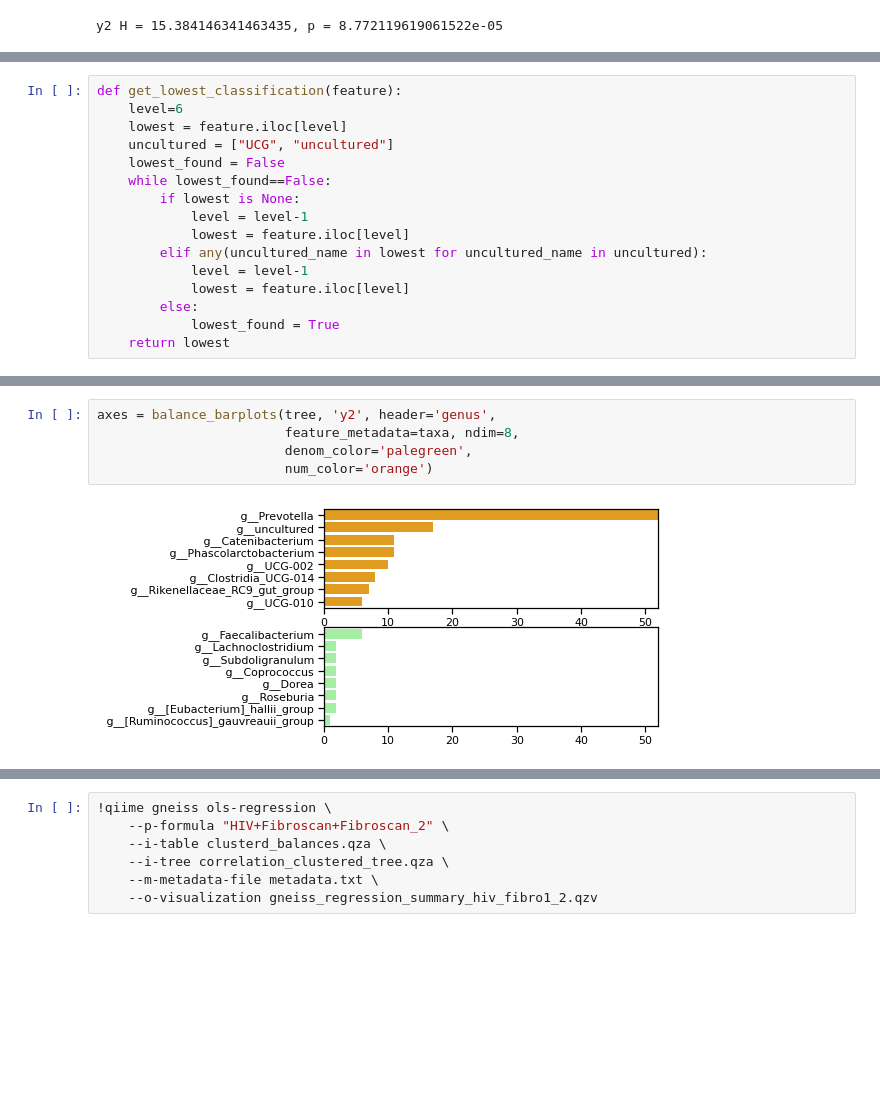
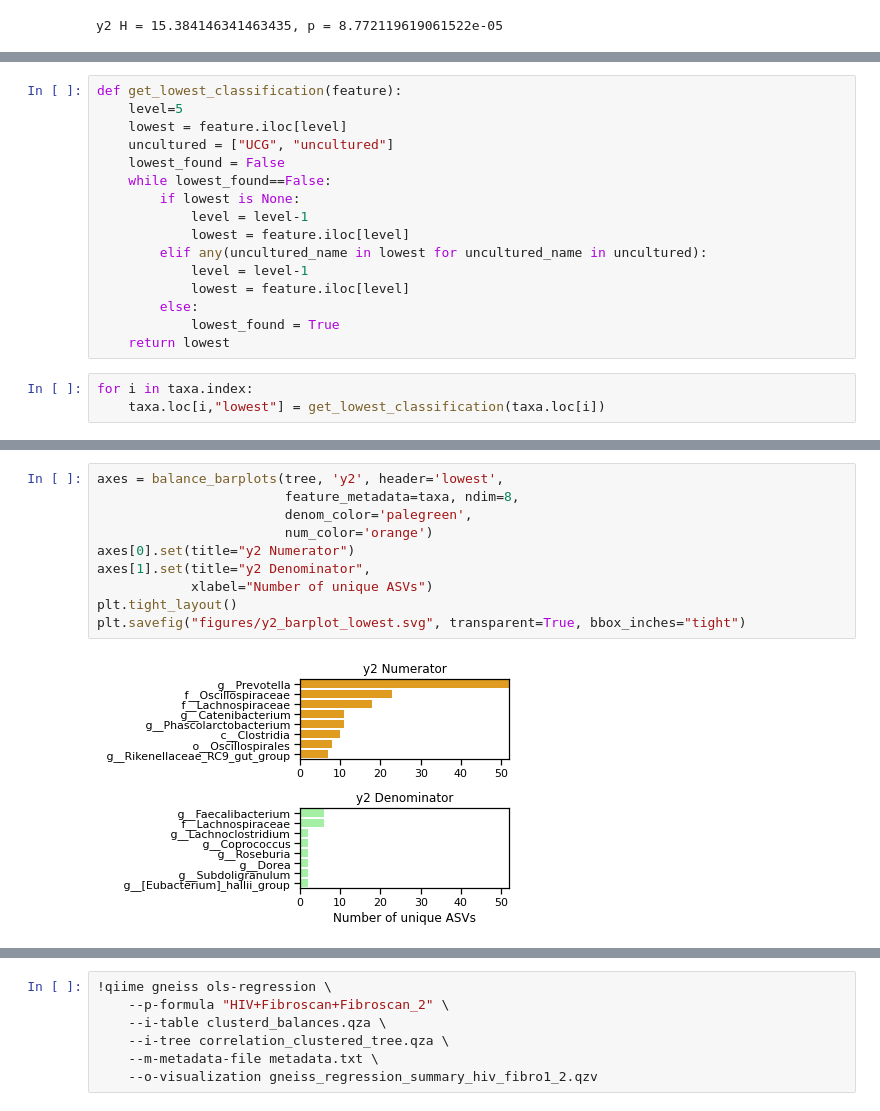
Before and after one commit to sterrettJD/HIV-microbiome, a Jupyter notebook: Analysis.ipynb, the cells around one changed output, grey strips where cells are left out. Saved outputs shown, nothing was run; the diff lists cells and outputs as text; blank space fills up the shorter version.

```diff
--- a/Analysis.ipynb
+++ b/Analysis.ipynb
@@ -681,16 +648,0 @@ TypeError: 'in <string>' requires string as left operand, not list
-# %%
-def get_lowest_classification(feature):
-    level=6
-    lowest = feature.iloc[level]
-    uncultured = ["UCG", "uncultured"]
-    lowest_found = False
-    while lowest_found==False:
-        if lowest is None:
-            level = level-1
-            lowest = feature.iloc[level]
-        elif any(uncultured_name in lowest for uncultured_name in uncultured):
-            level = level-1
-            lowest = feature.iloc[level]
-        else:
-            lowest_found = True
-    return lowest
@@ -696,0 +679,19 @@ def get_lowest_classification(feature):
+# %%
+def get_lowest_classification(feature):
+    level=5
+    lowest = feature.iloc[level]
+    uncultured = ["UCG", "uncultured"]
+    lowest_found = False
+    while lowest_found==False:
+        if lowest is None:
+            level = level-1
+            lowest = feature.iloc[level]
+        elif any(uncultured_name in lowest for uncultured_name in uncultured):
+            level = level-1
+            lowest = feature.iloc[level]
+        else:
+            lowest_found = True
+    return lowest
+# %%
+for i in taxa.index:
+    taxa.loc[i,"lowest"] = get_lowest_classification(taxa.loc[i])
@@ -697,7 +739,12 @@ def get_lowest_classification(feature):
 # %%
-axes = balance_barplots(tree, 'y2', header='genus',
+axes = balance_barplots(tree, 'y2', header='lowest',
                         feature_metadata=taxa, ndim=8,
                         denom_color='palegreen',
                         num_color='orange')
+axes[0].set(title="y2 Numerator")
+axes[1].set(title="y2 Denominator",
+            xlabel="Number of unique ASVs")
+plt.tight_layout()
+plt.savefig("figures/y2_barplot_lowest.svg", transparent=True, bbox_inches="tight")
 # %% [output]
-[figure, old version]
+[figure, new version]
```
Also changed, not shown: parts of 22 cells of this notebook.
